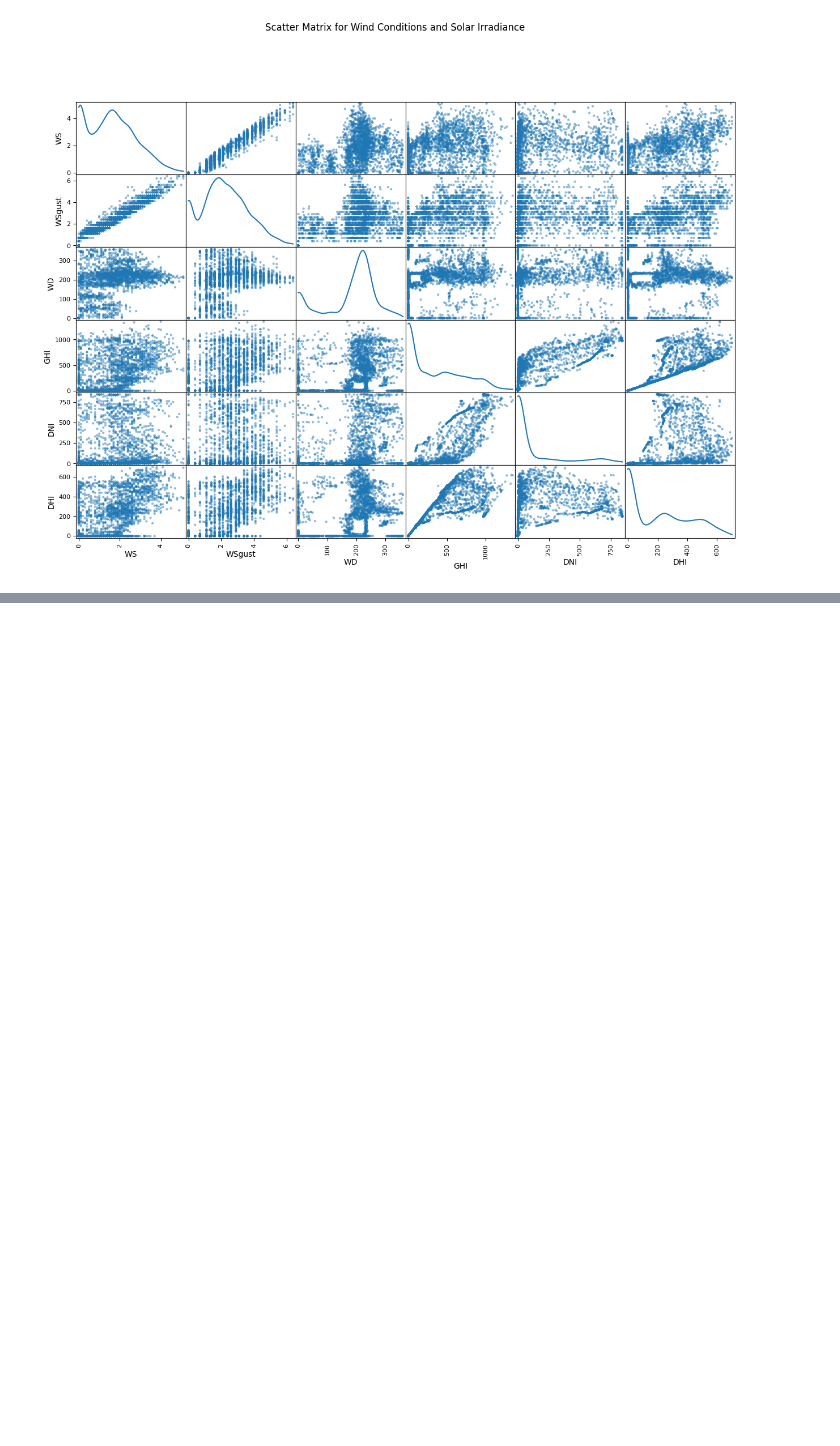
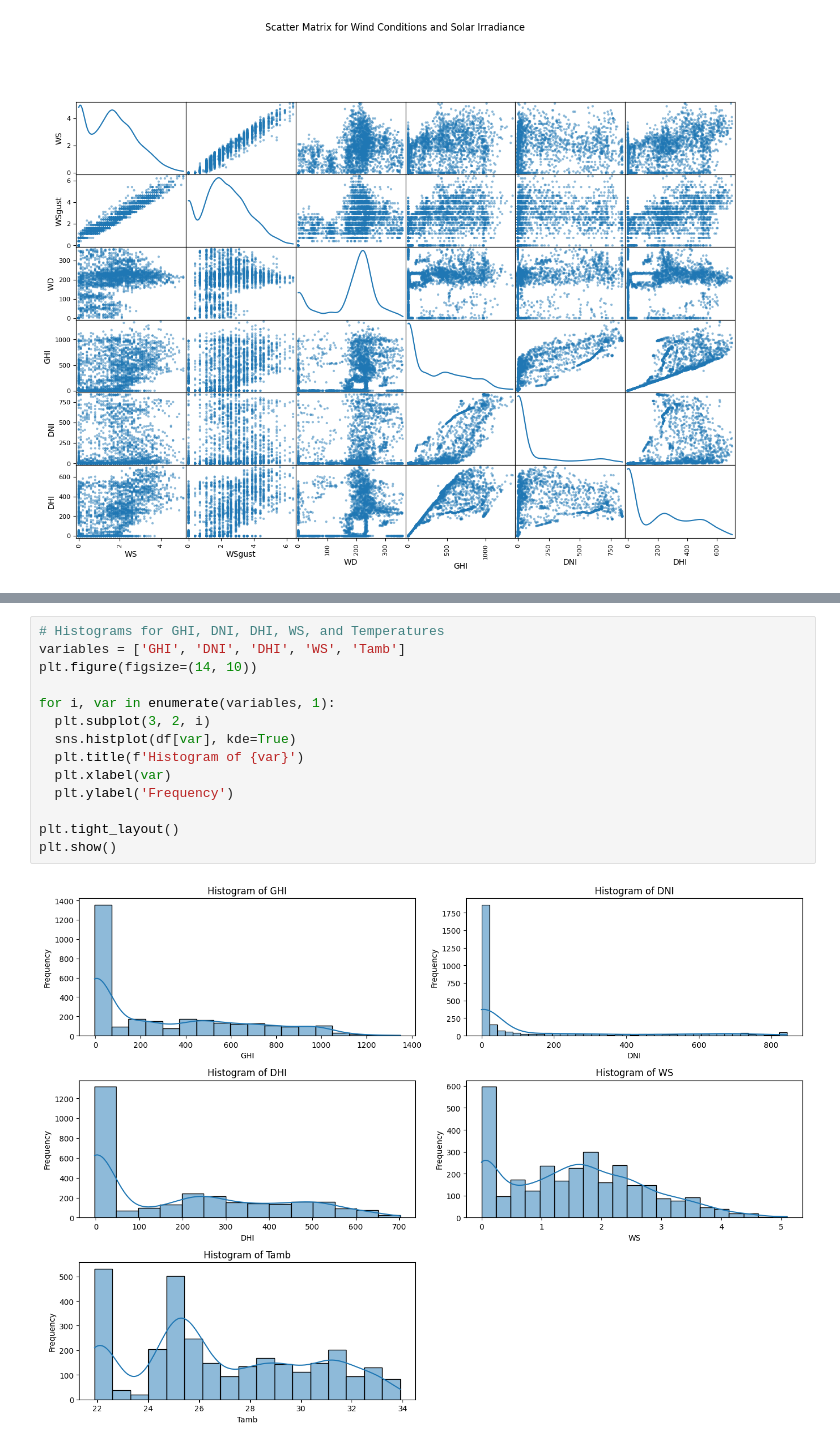
Before and after one commit to Abrham111/EDA, a Jupyter notebook: notebooks/EDA.ipynb, the cells around one changed output, grey strips where cells are left out. Cells and saved outputs as stored; diff of their text form; blank space fills up the shorter version.

```diff
--- a/notebooks/EDA.ipynb
+++ b/notebooks/EDA.ipynb
@@ -272,0 +304,16 @@ DHI     0.557302  0.580374  0.287643  0.851518  0.414253  1.000000
+# %%
+# Histograms for GHI, DNI, DHI, WS, and Temperatures
+variables = ['GHI', 'DNI', 'DHI', 'WS', 'Tamb']
+plt.figure(figsize=(14, 10))
+
+for i, var in enumerate(variables, 1):
+  plt.subplot(3, 2, i)
+  sns.histplot(df[var], kde=True)
+  plt.title(f'Histogram of {var}')
+  plt.xlabel(var)
+  plt.ylabel('Frequency')
+
+plt.tight_layout()
+plt.show()
+# %% [output]
+[figure, added]
```
Also changed, not shown: parts of 6 cells of this notebook.
